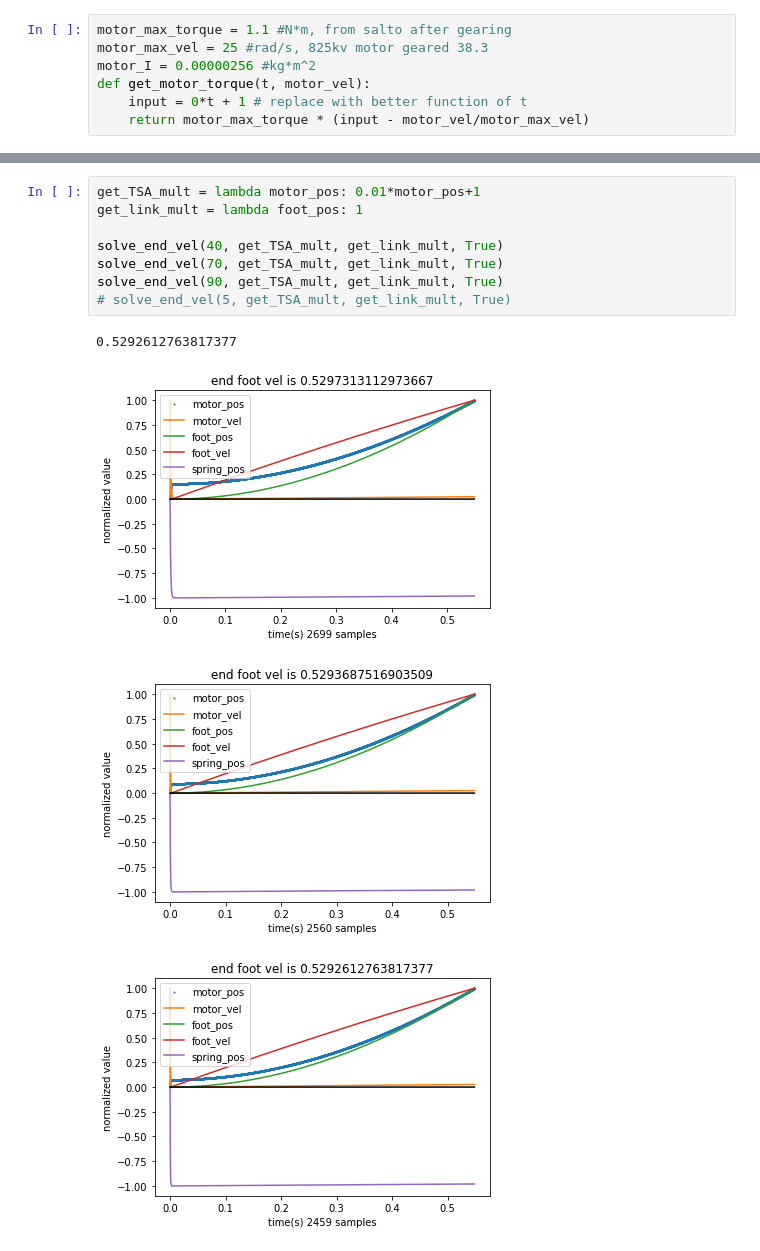
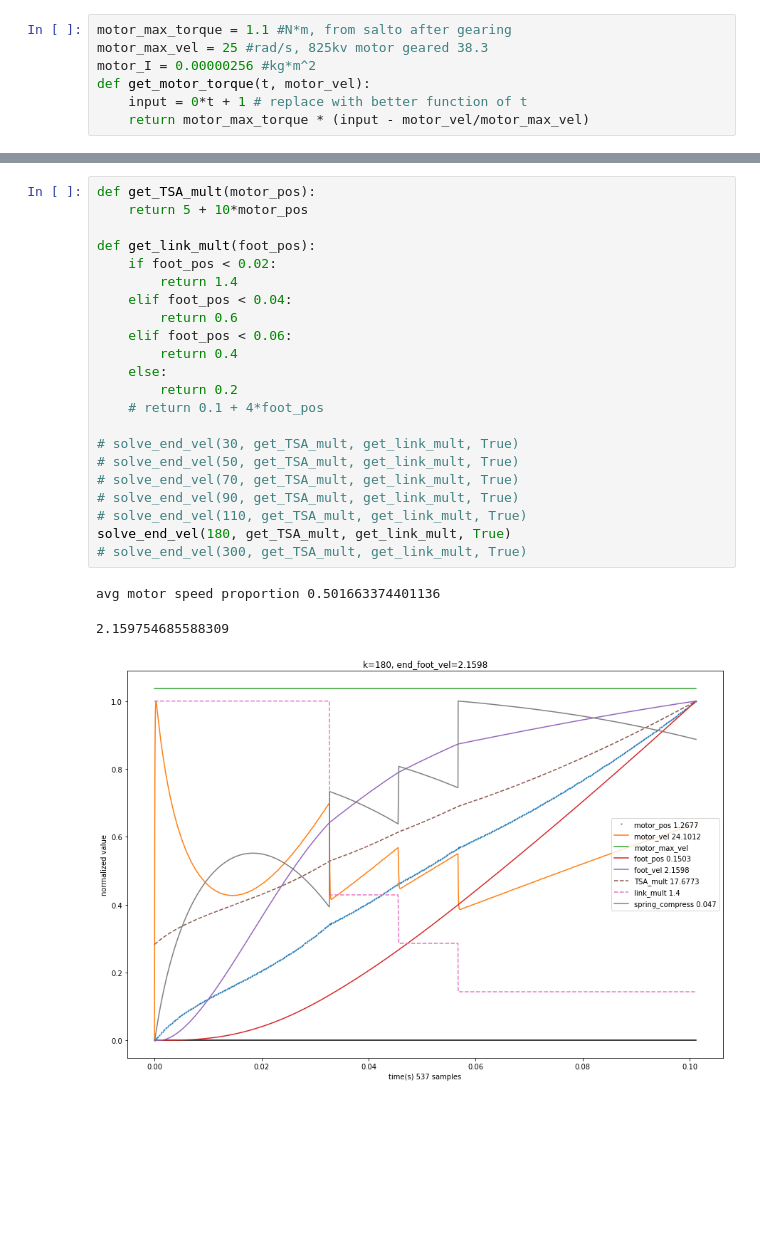
Before and after one commit to qwertpas/saltosim, a Jupyter notebook: notebooks/MAsim.ipynb, the cells around one changed output, grey strips where cells are left out. Cells and saved outputs as stored; diff of their text form; blank space fills up the shorter version.

```diff
--- a/notebooks/MAsim.ipynb
+++ b/notebooks/MAsim.ipynb
@@ -78,16 +106,29 @@ def solve_end_vel(k, get_TSA_mult, get_link_mult, doPlot):
 
     return foot_vel_data[-1]
-# %%
-get_TSA_mult = lambda motor_pos: 0.01*motor_pos+1
-get_link_mult = lambda foot_pos: 1
-
-solve_end_vel(40, get_TSA_mult, get_link_mult, True)
-solve_end_vel(70, get_TSA_mult, get_link_mult, True)
-solve_end_vel(90, get_TSA_mult, get_link_mult, True)
-# solve_end_vel(5, get_TSA_mult, get_link_mult, True)
-# %% [output]
-0.5292612763817377
-[figure, removed]
-[figure, removed]
-[figure, removed]
+# %%
+def get_TSA_mult(motor_pos):
+    return 5 + 10*motor_pos
+
+def get_link_mult(foot_pos):
+    if foot_pos < 0.02:
+        return 1.4
+    elif foot_pos < 0.04:
+        return 0.6
+    elif foot_pos < 0.06:
+        return 0.4
+    else:
+        return 0.2
+    # return 0.1 + 4*foot_pos
+
+# solve_end_vel(30, get_TSA_mult, get_link_mult, True)
+# solve_end_vel(50, get_TSA_mult, get_link_mult, True)
+# solve_end_vel(70, get_TSA_mult, get_link_mult, True)
+# solve_end_vel(90, get_TSA_mult, get_link_mult, True)
+# solve_end_vel(110, get_TSA_mult, get_link_mult, True)
+solve_end_vel(180, get_TSA_mult, get_link_mult, True)
+# solve_end_vel(300, get_TSA_mult, get_link_mult, True)
+# %% [output]
+avg motor speed proportion 0.501663374401136
+2.159754685588309
+[figure, added]
 # %%
```
Also changed, not shown: parts of 5 cells of this notebook.
